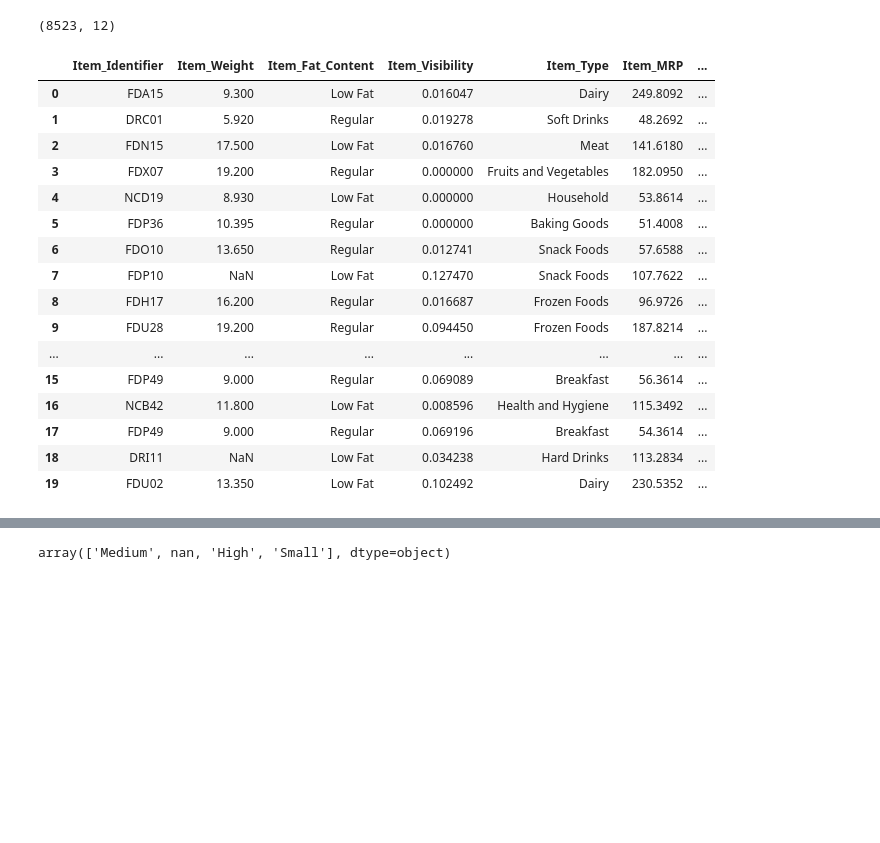
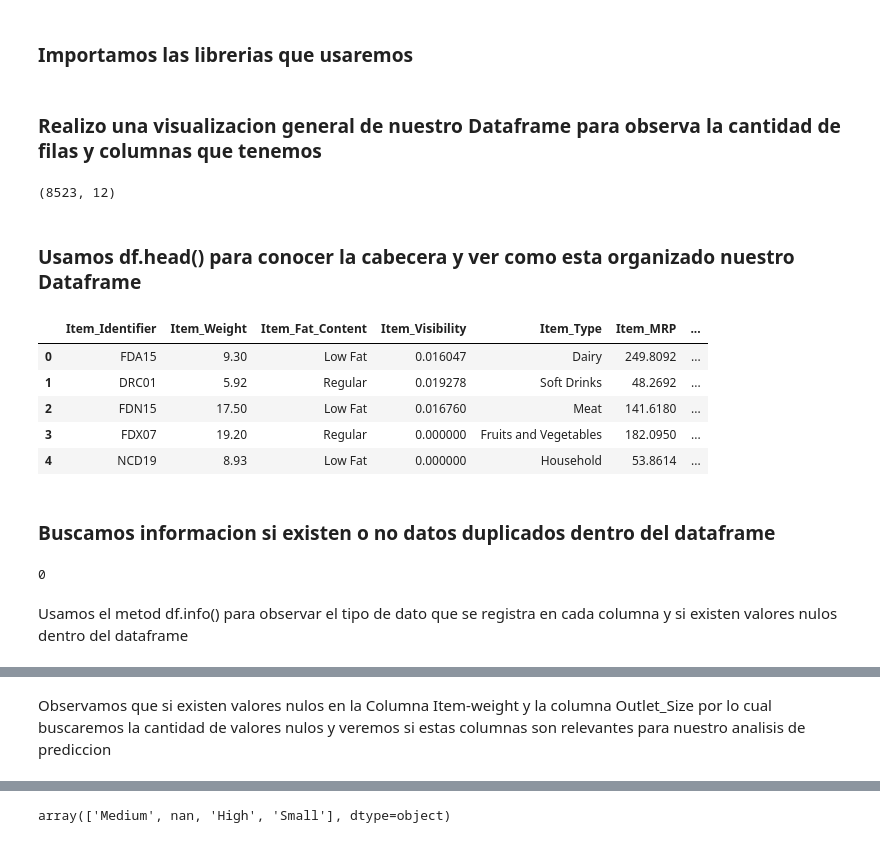
Before and after one commit to alexdaniel-23/Predicciones_de_ventas, a Jupyter notebook: Prediccion_de_ventas.ipynb, the cells around one changed output, grey strips where cells are left out. Cells and saved outputs as stored; diff of their text form; code cells hidden in the pictures; blank space fills up the shorter version.

```diff
--- a/Prediccion_de_ventas.ipynb
+++ b/Prediccion_de_ventas.ipynb
@@ -8,33 +8,36 @@ Drive already mounted at /content/drive; to attempt to forcibly remount, call dr
+# %% [markdown]
+### Importamos las librerias que usaremos
 # %%
 import pandas as pd
 import matplotlib.pyplot as plt
 import numpy as np
 prediccion_de_ventas =("/content/drive/MyDrive/Proyecto Prediccion de Ventas/sales_predictions.csv")
 df =pd.read_csv(prediccion_de_ventas)
+# %% [markdown]
+### Realizo una visualizacion general de nuestro Dataframe para observa la cantidad de filas y columnas que tenemos
 # %%
 df.shape
 # %% [output]
 (8523, 12)
+# %% [markdown]
+### Usamos df.head() para conocer la cabecera  y ver como esta organizado nuestro Dataframe
 # %%
-df.head(20)
+df.head()
 # %% [output]
 |  | Item_Identifier | Item_Weight | Item_Fat_Content | Item_Visibility | Item_Type | Item_MRP | ... |
-| 0 | FDA15 | 9.300 | Low Fat | 0.016047 | Dairy | 249.8092 | ... |
-| 1 | DRC01 | 5.920 | Regular | 0.019278 | Soft Drinks | 48.2692 | ... |
-| 2 | FDN15 | 17.500 | Low Fat | 0.016760 | Meat | 141.6180 | ... |
-| 3 | FDX07 | 19.200 | Regular | 0.000000 | Fruits and Vegetables | 182.0950 | ... |
-| 4 | NCD19 | 8.930 | Low Fat | 0.000000 | Household | 53.8614 | ... |
-| 5 | FDP36 | 10.395 | Regular | 0.000000 | Baking Goods | 51.4008 | ... |
-| 6 | FDO10 | 13.650 | Regular | 0.012741 | Snack Foods | 57.6588 | ... |
-| 7 | FDP10 | NaN | Low Fat | 0.127470 | Snack Foods | 107.7622 | ... |
-| 8 | FDH17 | 16.200 | Regular | 0.016687 | Frozen Foods | 96.9726 | ... |
-| 9 | FDU28 | 19.200 | Regular | 0.094450 | Frozen Foods | 187.8214 | ... |
-| ... | ... | ... | ... | ... | ... | ... | ... |
-| 15 | FDP49 | 9.000 | Regular | 0.069089 | Breakfast | 56.3614 | ... |
-| 16 | NCB42 | 11.800 | Low Fat | 0.008596 | Health and Hygiene | 115.3492 | ... |
-| 17 | FDP49 | 9.000 | Regular | 0.069196 | Breakfast | 54.3614 | ... |
-| 18 | DRI11 | NaN | Low Fat | 0.034238 | Hard Drinks | 113.2834 | ... |
-| 19 | FDU02 | 13.350 | Low Fat | 0.102492 | Dairy | 230.5352 | ... |
+| 0 | FDA15 | 9.30 | Low Fat | 0.016047 | Dairy | 249.8092 | ... |
+| 1 | DRC01 | 5.92 | Regular | 0.019278 | Soft Drinks | 48.2692 | ... |
+| 2 | FDN15 | 17.50 | Low Fat | 0.016760 | Meat | 141.6180 | ... |
+| 3 | FDX07 | 19.20 | Regular | 0.000000 | Fruits and Vegetables | 182.0950 | ... |
+| 4 | NCD19 | 8.93 | Low Fat | 0.000000 | Household | 53.8614 | ... |
+# %% [markdown]
+### Buscamos informacion si existen o no datos duplicados dentro del dataframe
+# %%
+df.duplicated().sum()
+# %% [output]
+0
+# %% [markdown]
+Usamos el metod df.info() para observar el tipo de dato que se registra en cada columna y si existen valores nulos dentro del dataframe
 # %%
 df.info()
 # %% [output]
@@ -57,3 +60,5 @@ Data columns (total 12 columns):
  11  Item_Outlet_Sales          8523 non-null   float64
 dtypes: float64(4), int64(1), object(7)
 memory usage: 799.2+ KB
+# %% [markdown]
+Observamos que si existen valores nulos en la Columna Item-weight y la columna Outlet_Size por lo cual buscaremos la cantidad de valores nulos y veremos si estas columnas son relevantes para nuestro analisis de prediccion
```
Also changed, not shown: parts of 43 cells of this notebook.
